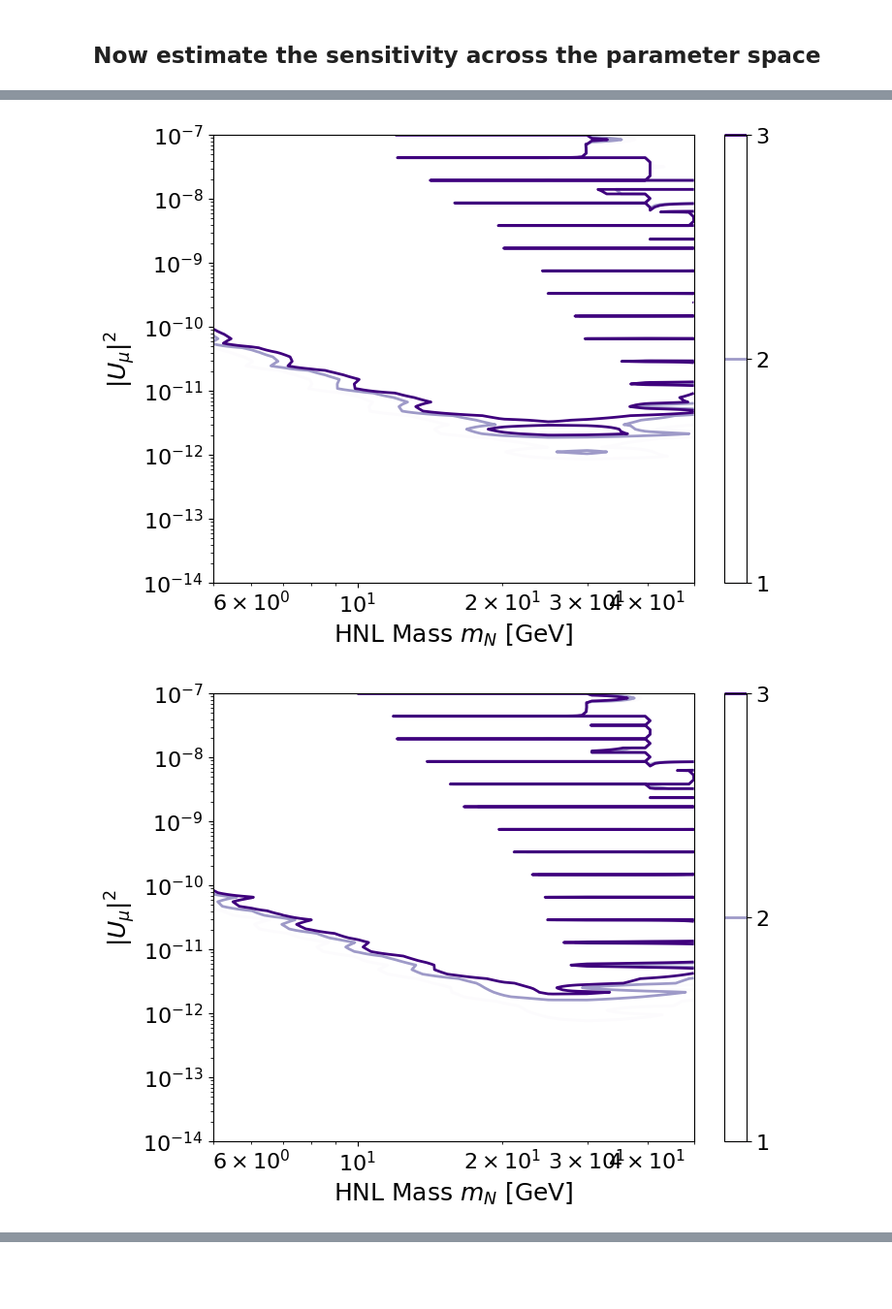
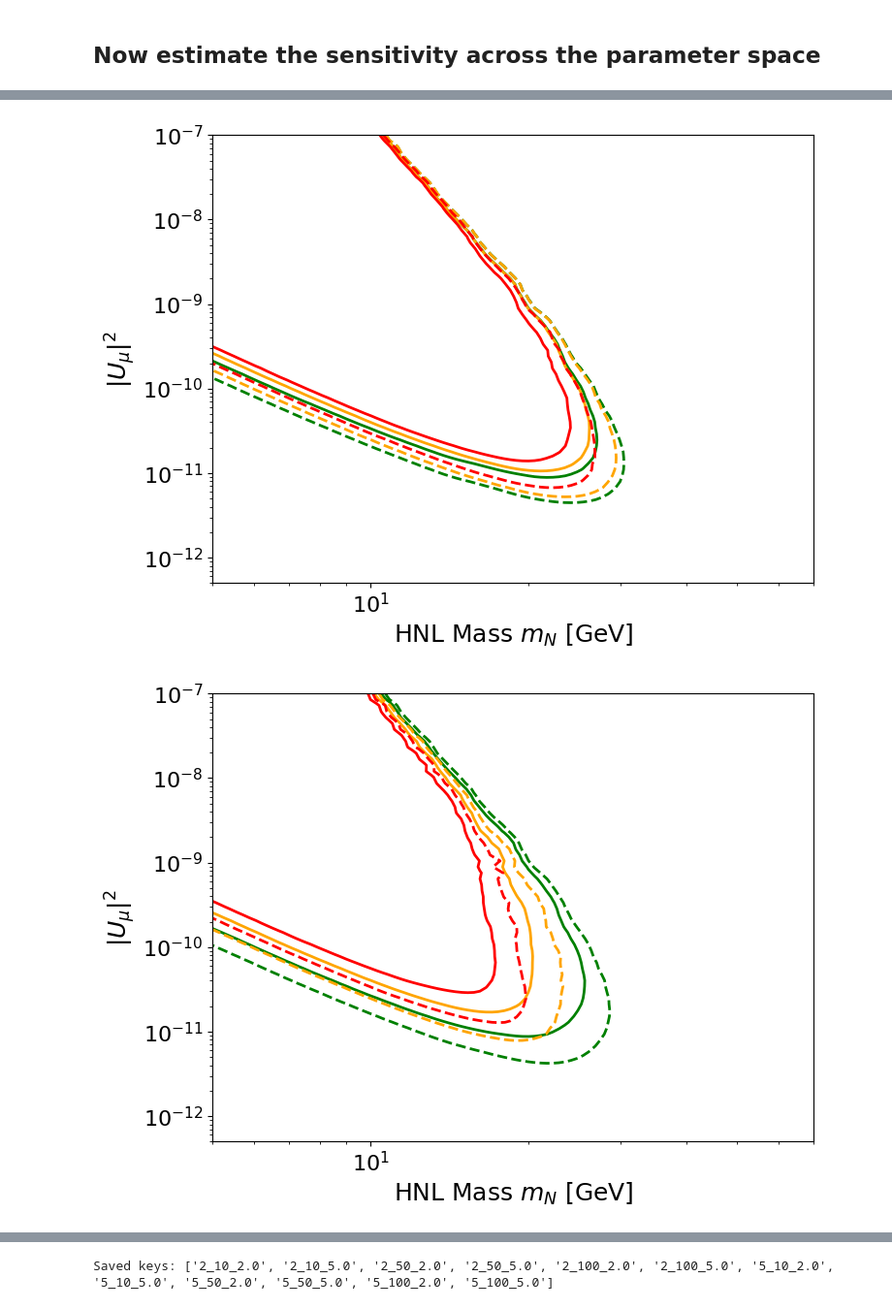
Before and after one commit to nickkamp1/NeutrinoFactoryHNL, a Jupyter notebook: Balloon.ipynb, the cells around one changed output, grey strips where cells are left out. Shown at 97% size. Cells and saved outputs as stored; diff of their text form; code cells hidden in the pictures; blank space fills up the shorter version.

Commit message:
movin toward extrapolated contours

```diff
--- a/Balloon.ipynb
+++ b/Balloon.ipynb
@@ -72,7 +86,12 @@ Processing file 280/280
 # %%
-idet = 4
-bkg_decay_events = stats_per_threshold(bkg_decay_sampled_photons[idet], bkg_decay_weights, photon_thresholds)
-bkg_scatter_events = stats_per_threshold(bkg_scatter_sampled_photons[idet], bkg_scatter_weights, photon_thresholds)
+
+bkg_decay_events = {}
+bkg_scatter_events = {}
+bkg_decay_radial_pos = np.sqrt(bkg_decay["bkg_positions"][:,0]**2 + bkg_decay["bkg_positions"][:,1]**2)
+bkg_scatter_radial_pos = np.sqrt(bkg_scatter["bkg_positions"][:,0]**2 + bkg_scatter["bkg_positions"][:,1]**2)
+for idet in idets:
+    bkg_decay_events[idet] = stats_per_threshold(bkg_decay_sampled_photons[idet], bkg_decay_weights, photon_thresholds)
+    bkg_scatter_events[idet] = stats_per_threshold(bkg_scatter_sampled_photons[idet], bkg_scatter_weights, photon_thresholds)
 # %%
 m_N_unique = np.unique([key[0] for key in sig_events.keys()])
 U2_unique = np.unique([key[1] for key in sig_events.keys()])
@@ -79,18 +138,53 @@ U2_unique = np.unique([key[1] for key in sig_events.keys()])
+# %%
+from src.xs_and_decays import sigma
+import numpy as np
+import matplotlib.pyplot as plt
+from scipy.interpolate import interp1d
+
+xs_data = np.loadtxt('data/HNL_xs.txt')
+xs_data_interp = interp1d(xs_data[:, 0], xs_data[:, 1], kind='linear', fill_value='extrapolate')
+xs_correction_factor = lambda mN : xs_data_interp(mN) / (sigma(5000, mN, 1)/1e-40)
 # %%
-for photon_threshold in photon_thresholds:
-    event_grid = np.array([[sig_events[(m_N,U2)][photon_threshold] for U2 in U2_unique] for m_N in m_N_unique])
-    interpolator = RegularGridInterpolator((m_N_unique, U2_unique), event_grid/np.sqrt(bkg_decay_events[photon_threshold] + bkg_scatter_events[photon_threshold]))
-    m_N_range = np.logspace(np.log10(min(m_N_unique)), np.log10(max(m_N_unique)), 100)
-    U2_range = np.logspace(np.log10(min(U2_unique)), np.log10(max(U2_unique)), 100)
-    M_N_grid, U2_grid = np.meshgrid(m_N_range, U2_range, indexing='ij')
-    event_grid_interp = interpolator((M_N_grid, U2_grid))
-    plt.contour(M_N_grid, U2_grid, event_grid_interp, levels=[1,2,3])
+colors = ['green', 'orange', 'red']
+contour_data = {}
+for idet in idets:
+    for photon_threshold,color in zip(photon_thresholds, colors):
+        points = []
+        for mN in m_N_unique:
+            for U2 in U2_unique:
+                key = (mN, U2, idet)
+                if key in sig_events and photon_threshold in sig_events[key]:
+                    points.append([mN, U2, xs_correction_factor(mN) * sig_events[key][photon_threshold]])
+        points = np.array(points)
+        mask = points[:, 2] > 0
+        points = points[mask]
+        interpolator = CloughTocher2DInterpolator(np.log10(points[:, :2]), np.log10(points[:, 2]))
+        m_N_range = np.logspace(np.log10(min(m_N_unique)), np.log10(max(m_N_unique)), 100)
+        U2_range = np.logspace(np.log10(min(U2_unique)), np.log10(max(U2_unique)), 100)
+        M_N_grid, U2_grid = np.meshgrid(m_N_range, U2_range, indexing='ij')
+        event_grid_interp = interpolator((np.log10(M_N_grid), np.log10(U2_grid)))
+
+        cs = plt.contour(M_N_grid, U2_grid, 10**event_grid_interp / np.sqrt(bkg_decay_events[2][photon_threshold]),levels=[2,5],colors=color, linestyles=['--', '-'])
+
+        for level_idx, level in enumerate([2.0, 5.0]):
+                npz_key = "%s_%s_%s" % (idet, photon_threshold, level)
+                segs = cs.allsegs[level_idx]
+                if segs:
+                    parts = [np.vstack([seg, [np.nan, np.nan]]) for seg in segs]
+                    contour_pts = np.concatenate(parts)[:-1]
+                else:
+                    contour_pts = np.empty((0, 2))
+                contour_data[npz_key] = contour_pts
     plt.xlabel(r'HNL Mass $m_N$ [GeV]')
     plt.ylabel(r'$|U_\mu|^2$')
     plt.xscale('log')
     plt.yscale('log')
-    plt.colorbar()
+    plt.ylim(5e-13,1e-7)
+    #plt.xlim(1e-2,1e2)
     plt.show()
+
+np.savez("data/balloon_contours.npz", **contour_data)
+print("Saved keys:", list(contour_data.keys()))
 # %% [output]
-[figure, old version]
+[figure, new version]
-[figure, old version]
+[figure, new version]
@@ -97,0 +191 @@ for photon_threshold in photon_thresholds:
+Saved keys: ['2_10_2.0', '2_10_5.0', '2_50_2.0', '2_50_5.0', '2_100_2.0', '2_100_5.0', '5_10_2.0', '5_10_5.0', '5_50_2.0', '5_50_5.0', '5_100_2.0', '5_100_5.0']
```
Also changed, not shown: parts of 8 cells of this notebook, 16 other files.
